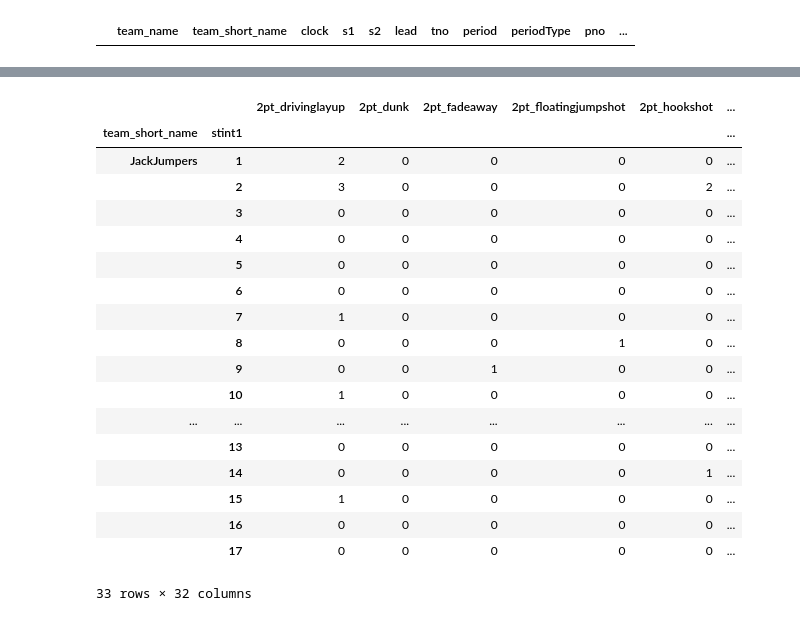
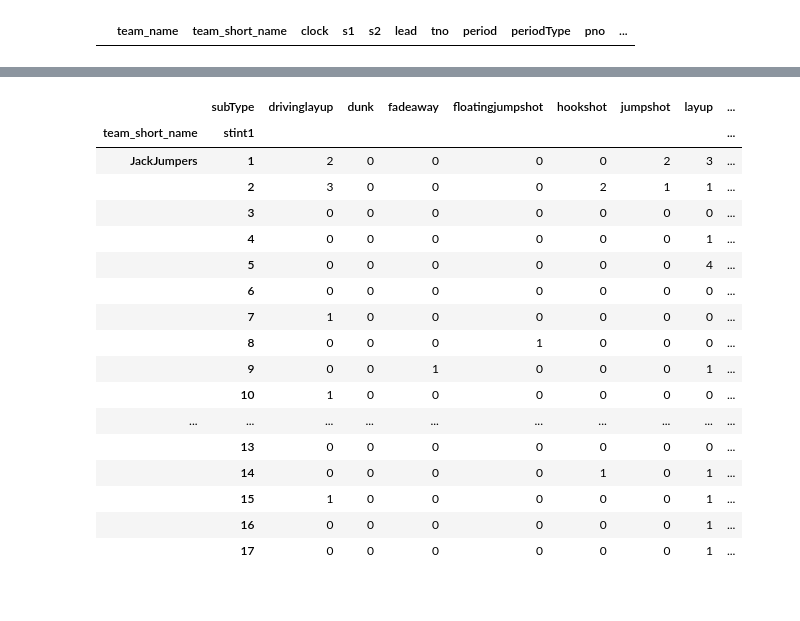
Before and after one commit to ssardina/pynbl, a Jupyter notebook: bball_stas.ipynb, the cells around one changed output, grey strips where cells are left out. Cells and saved outputs as stored; diff of their text form; code cells hidden in the pictures.

```diff
--- a/bball_stas.ipynb
+++ b/bball_stas.ipynb
@@ -29,9 +31,10 @@ import tools
 game_id = 742430
 game_id = 2087737
 
-
-pbp_df = tools.get_raw_pbp_fibalivestats(game_id)
+game_json = tools.get_json_data(game_id)
+pbp_df = tools.get_pbp_df(game_json)
 
 # pbp_df.sample(20)
-pbp_df.head(15)
+pbp_df.info()
+pbp_df.head(10)
 # %% [output]
@@ -123,0 +130,5 @@ Game Melbourne United (United) vs Tasmania JackJumpers (JackJumpers)
+# %%
+stints_1 = tools.pbp_stints_extract(pbp_df, starters_1, 1)
+stints_2 = tools.pbp_stints_extract(pbp_df, starters_2, 2)
+
+stints_1
@@ -123,0 +155,12 @@ Game Melbourne United (United) vs Tasmania JackJumpers (JackJumpers)
+# %%
+stints1_df, pbp2_df = tools.pbp_add_stint_col(pbp_df, stints_1, "stint1")
+stints2_df, pbp3_df = tools.pbp_add_stint_col(pbp2_df, stints_2, "stint2")
+
+# drop plays that are not for statistics (game events, like start/end)
+pbp_stats_df = pbp3_df.loc[(~pbp3_df['actionType'].isin(ACT_NON_STATS))]
+pbp_stats_df = pbp_stats_df.loc[(~pbp3_df['subType'].isin(ACTSSUB_NON_STATS))]
+
+pbp_stats_df.head(5)
+
+# should give empty: every row is a play
+# pbp_stats_df.loc[pbp_stats_df['stint1'] == -1]
@@ -224,37 +249,36 @@ actions
 # %%
+
 
 # pbp_stints_stas_df = pbp_stints_df.loc[pbp_stints_df['tno'].isin(set({1,2})),['team_short_name','actionType', 'subType']]
 
 # pbp_stints_stas_df
 
 # # pbp_stints_stas_df
 # pbp3_df = pbp3_df.loc[:, pbp3_df.columns.isin(['team_short_name', 'stint1', 'stint2', 'actionType', 'subType'])]
 
 # https://pandas.pydata.org/docs/user_guide/reshaping.html
 # https://nikgrozev.com/2015/07/01/reshaping-in-pandas-pivot-pivot-table-stack-and-unstack-explained-with-pictures/
 pivot_stat = pbp_stats_df.pivot_table(index=['team_short_name', 'stint1'], columns=['actionType', 'subType'], values='actionNumber', aggfunc=len, fill_value=0)
 # pivot_stat.info()
 # pivot_stat.reset_index(inplace=True)
 
-pivot_stat.columns = ['_'.join(col) for col in pivot_stat.columns.values]
-pivot_stat
+pivot_stat['2pt']
 # %% [output]
-|  |  | 2pt_drivinglayup | 2pt_dunk | 2pt_fadeaway | 2pt_floatingjumpshot | 2pt_hookshot | ... |
-| team_short_name | stint1 |  |  |  |  |  | ... |
-| JackJumpers | 1 | 2 | 0 | 0 | 0 | 0 | ... |
-|  | 2 | 3 | 0 | 0 | 0 | 2 | ... |
-|  | 3 | 0 | 0 | 0 | 0 | 0 | ... |
-|  | 4 | 0 | 0 | 0 | 0 | 0 | ... |
-|  | 5 | 0 | 0 | 0 | 0 | 0 | ... |
-|  | 6 | 0 | 0 | 0 | 0 | 0 | ... |
-|  | 7 | 1 | 0 | 0 | 0 | 0 | ... |
-|  | 8 | 0 | 0 | 0 | 1 | 0 | ... |
-|  | 9 | 0 | 0 | 1 | 0 | 0 | ... |
-|  | 10 | 1 | 0 | 0 | 0 | 0 | ... |
-| ... | ... | ... | ... | ... | ... | ... | ... |
-|  | 13 | 0 | 0 | 0 | 0 | 0 | ... |
-|  | 14 | 0 | 0 | 0 | 0 | 1 | ... |
-|  | 15 | 1 | 0 | 0 | 0 | 0 | ... |
-|  | 16 | 0 | 0 | 0 | 0 | 0 | ... |
-|  | 17 | 0 | 0 | 0 | 0 | 0 | ... |
+|  | subType | drivinglayup | dunk | fadeaway | floatingjumpshot | hookshot | jumpshot | layup | ... |
+| team_short_name | stint1 |  |  |  |  |  |  |  | ... |
+| JackJumpers | 1 | 2 | 0 | 0 | 0 | 0 | 2 | 3 | ... |
+|  | 2 | 3 | 0 | 0 | 0 | 2 | 1 | 1 | ... |
+|  | 3 | 0 | 0 | 0 | 0 | 0 | 0 | 0 | ... |
+|  | 4 | 0 | 0 | 0 | 0 | 0 | 0 | 1 | ... |
+|  | 5 | 0 | 0 | 0 | 0 | 0 | 0 | 4 | ... |
+|  | 6 | 0 | 0 | 0 | 0 | 0 | 0 | 0 | ... |
+|  | 7 | 1 | 0 | 0 | 0 | 0 | 0 | 0 | ... |
+|  | 8 | 0 | 0 | 0 | 1 | 0 | 0 | 0 | ... |
+|  | 9 | 0 | 0 | 1 | 0 | 0 | 0 | 1 | ... |
+|  | 10 | 1 | 0 | 0 | 0 | 0 | 0 | 0 | ... |
+| ... | ... | ... | ... | ... | ... | ... | ... | ... | ... |
+|  | 13 | 0 | 0 | 0 | 0 | 0 | 0 | 0 | ... |
+|  | 14 | 0 | 0 | 0 | 0 | 1 | 0 | 1 | ... |
+|  | 15 | 1 | 0 | 0 | 0 | 0 | 0 | 1 | ... |
+|  | 16 | 0 | 0 | 0 | 0 | 0 | 0 | 1 | ... |
+|  | 17 | 0 | 0 | 0 | 0 | 0 | 0 | 1 | ... |
-33 rows × 32 columns
```
Also changed, not shown: parts of 25 cells of this notebook, 1 other file.
